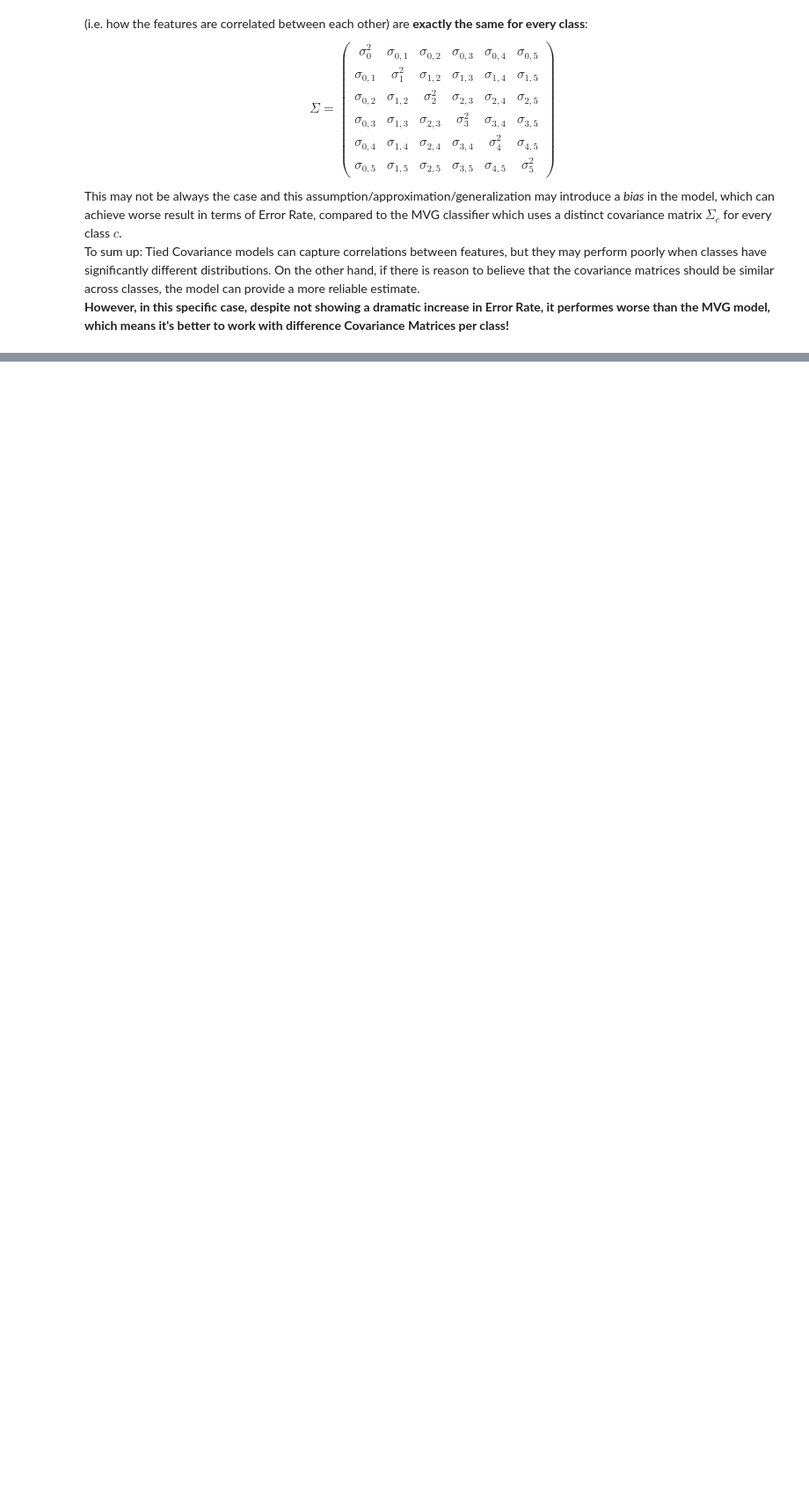
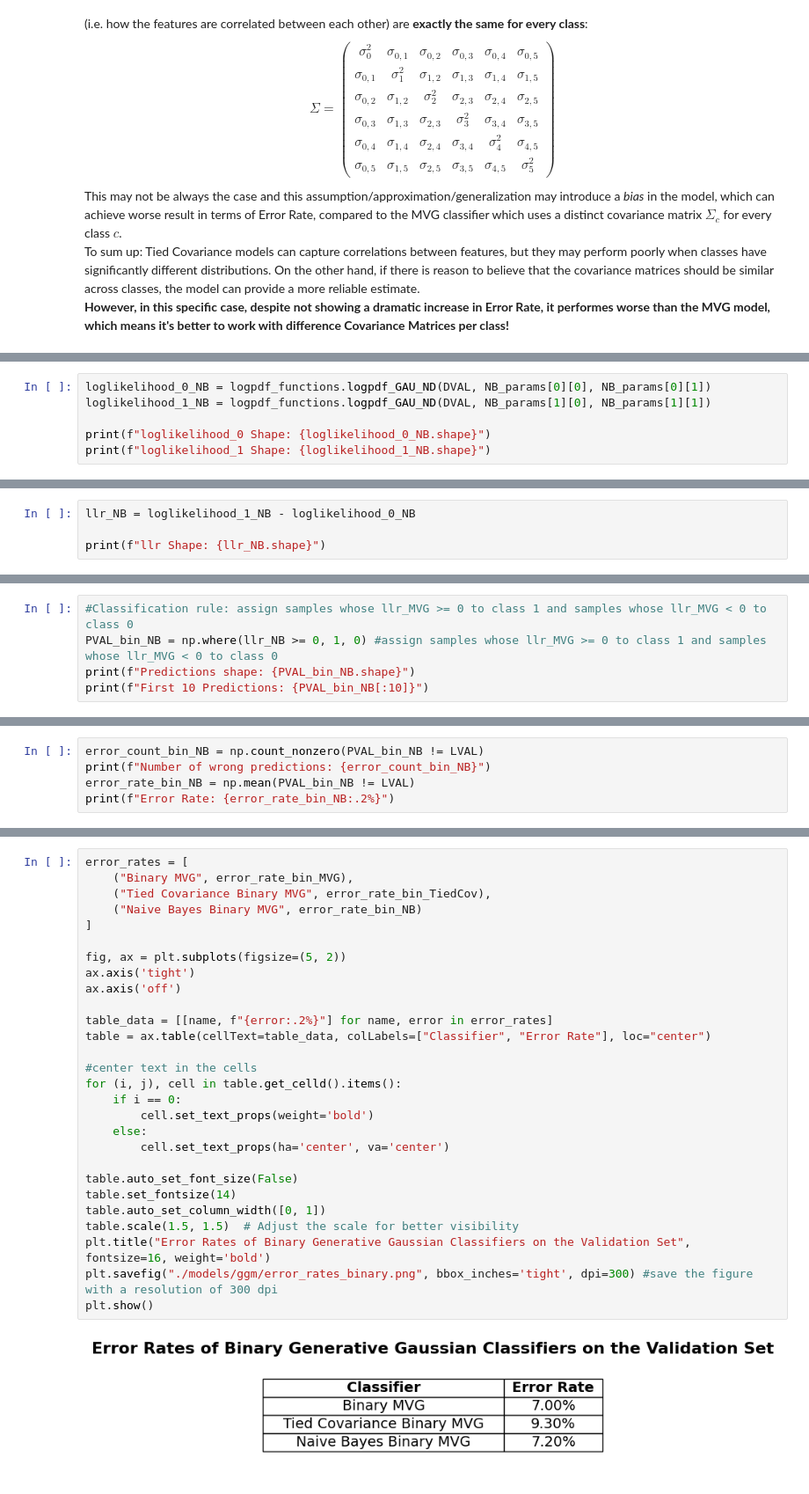
Before and after one commit to RiccardoRevalor/Fingerprint_Spoofing_Detection, a Jupyter notebook: gaussianClassifiers.ipynb, the cells around one changed output, grey strips where cells are left out. Shown: that part at 88% size. Cells and saved outputs as stored; diff of their text form; blank space fills up the shorter version.

Commit message:
feat: Naive Bayes MVG Classifier, comparison

```diff
--- a/gaussianClassifiers.ipynb
+++ b/gaussianClassifiers.ipynb
@@ -493,0 +520,6 @@ To sum up: Tied Covariance models can capture correlations between features, but
+# %%
+loglikelihood_0_NB = logpdf_functions.logpdf_GAU_ND(DVAL, NB_params[0][0], NB_params[0][1])
+loglikelihood_1_NB = logpdf_functions.logpdf_GAU_ND(DVAL, NB_params[1][0], NB_params[1][1])
+
+print(f"loglikelihood_0 Shape: {loglikelihood_0_NB.shape}")
+print(f"loglikelihood_1 Shape: {loglikelihood_1_NB.shape}")
@@ -493,0 +531,4 @@ To sum up: Tied Covariance models can capture correlations between features, but
+# %%
+llr_NB = loglikelihood_1_NB - loglikelihood_0_NB
+
+print(f"llr Shape: {llr_NB.shape}")
@@ -493,0 +539,5 @@ To sum up: Tied Covariance models can capture correlations between features, but
+# %%
+#Classification rule: assign samples whose llr_MVG >= 0 to class 1 and samples whose llr_MVG < 0 to class 0
+PVAL_bin_NB = np.where(llr_NB >= 0, 1, 0) #assign samples whose llr_MVG >= 0 to class 1 and samples whose llr_MVG < 0 to class 0
+print(f"Predictions shape: {PVAL_bin_NB.shape}")
+print(f"First 10 Predictions: {PVAL_bin_NB[:10]}")
@@ -493,0 +549,5 @@ To sum up: Tied Covariance models can capture correlations between features, but
+# %%
+error_count_bin_NB = np.count_nonzero(PVAL_bin_NB != LVAL)
+print(f"Number of wrong predictions: {error_count_bin_NB}")
+error_rate_bin_NB = np.mean(PVAL_bin_NB != LVAL)
+print(f"Error Rate: {error_rate_bin_NB:.2%}")
@@ -494,3 +559,33 @@ To sum up: Tied Covariance models can capture correlations between features, but
+# %%
+error_rates = [
+    ("Binary MVG", error_rate_bin_MVG),
+    ("Tied Covariance Binary MVG", error_rate_bin_TiedCov),
+    ("Naive Bayes Binary MVG", error_rate_bin_NB)
+]
+
+fig, ax = plt.subplots(figsize=(5, 2))
+ax.axis('tight')
+ax.axis('off')
+
+table_data = [[name, f"{error:.2%}"] for name, error in error_rates]
+table = ax.table(cellText=table_data, colLabels=["Classifier", "Error Rate"], loc="center")
+
+#center text in the cells
+for (i, j), cell in table.get_celld().items():
+    if i == 0:
+        cell.set_text_props(weight='bold')
+    else:
+        cell.set_text_props(ha='center', va='center')
+
+table.auto_set_font_size(False)
+table.set_fontsize(14)
+table.auto_set_column_width([0, 1])
+table.scale(1.5, 1.5)  # Adjust the scale for better visibility
+plt.title("Error Rates of Binary Generative Gaussian Classifiers on the Validation Set", fontsize=16, weight='bold')
+plt.savefig("./models/ggm/error_rates_binary.png", bbox_inches='tight', dpi=300) #save the figure with a resolution of 300 dpi
+plt.show()
+# %% [output]
+[figure, added]
 # %%
 from sklearn.decomposition import PCA
 import matplotlib.pyplot as plt
```
Also changed, not shown: parts of 14 cells of this notebook, 1 other file.
